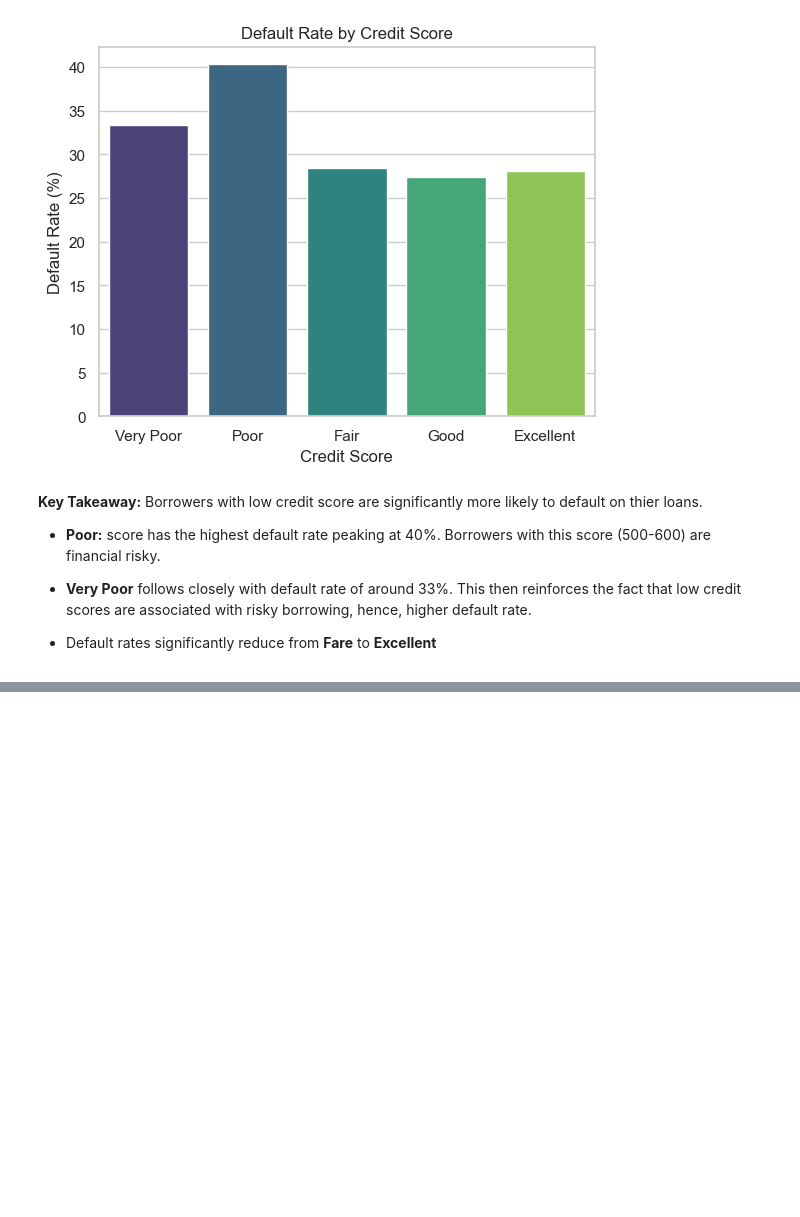
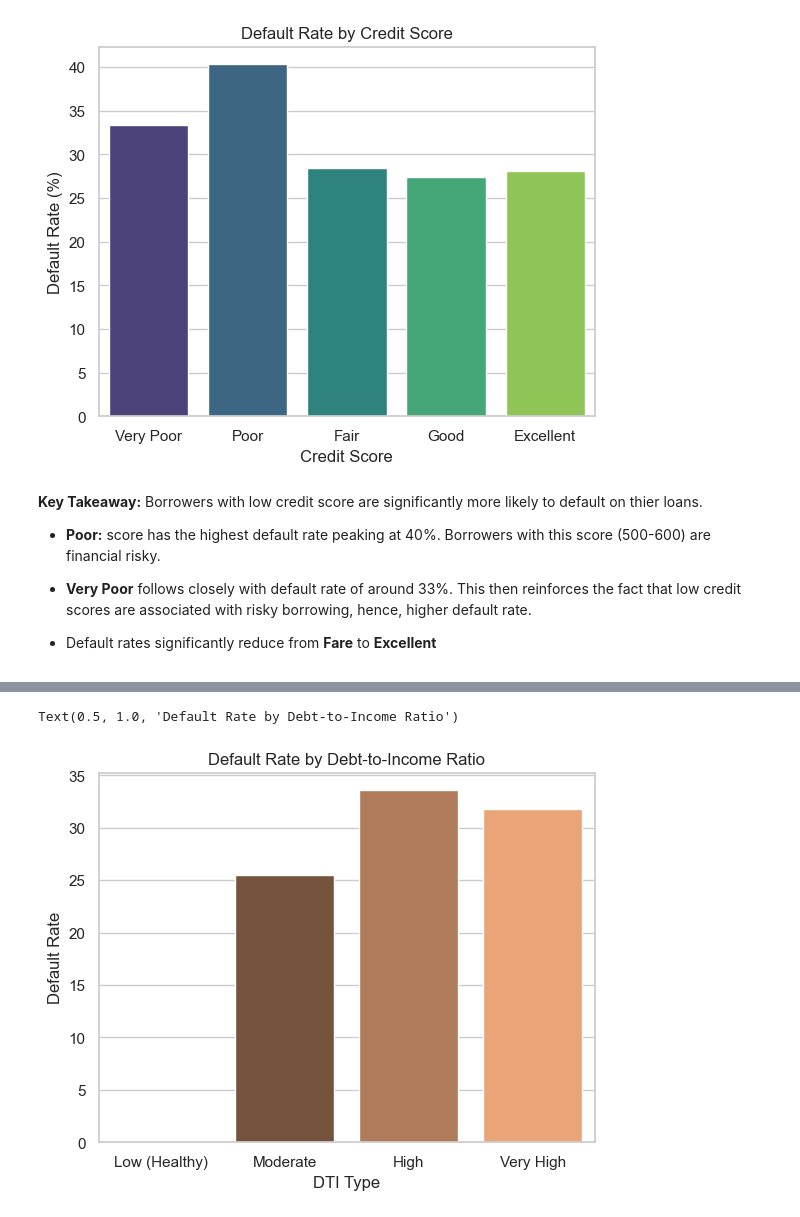
Before and after one commit to mut-rogers/Loan-Default-Analysis, a Jupyter notebook: solution.ipynb, the cells around one changed output, grey strips where cells are left out. Saved outputs shown, nothing was run; the diff lists cells and outputs as text; code cells hidden in the pictures; blank space fills up the shorter version.

```diff
--- a/solution.ipynb
+++ b/solution.ipynb
@@ -364,0 +380,6 @@ Text(0, 0.5, 'Default Rate (%)')
+# %%
+# DTI as a Percentage
+
+loan_data_df["DTI_Percentage"] = loan_data_df.Debt_to_Income_Ratio * 100
+
+loan_data_df.head()
@@ -364,0 +394,10 @@ Text(0, 0.5, 'Default Rate (%)')
+# %%
+# DTI Bechmark as either Low Risk (Healthy), Moderate Risk, High Risk, Very High Risk
+
+DTI_Percentage_Bins = [0, 20, 35, 49, 100]
+
+DTI_Labels = ["Low (Healthy)", "Moderate", "High", "Very High"]
+
+loan_data_df["DTI_Percentage_Band"] = pd.cut(loan_data_df.DTI_Percentage, bins=DTI_Percentage_Bins, labels=DTI_Labels)
+
+loan_data_df.head()
@@ -364,0 +412,14 @@ Text(0, 0.5, 'Default Rate (%)')
+# %%
+# Visualizing DTI Vs. Default Rate
+
+default_rate_by_DTI = loan_data_df.groupby("DTI_Percentage_Band").Default_Status.mean().reset_index()
+
+default_rate_by_DTI["Default_Status"] = default_rate_by_DTI.Default_Status * 100
+
+default_rate_by_DTI.columns = ["DTI Type", "Default Rate"]
+
+sns.barplot(data=default_rate_by_DTI, x="DTI Type", y="Default Rate", palette="copper")
+plt.title("Default Rate by Debt-to-Income Ratio")
+# %% [output]
+Text(0.5, 1.0, 'Default Rate by Debt-to-Income Ratio')
+[figure, added]
```
Also changed, not shown: parts of 5 cells of this notebook.
